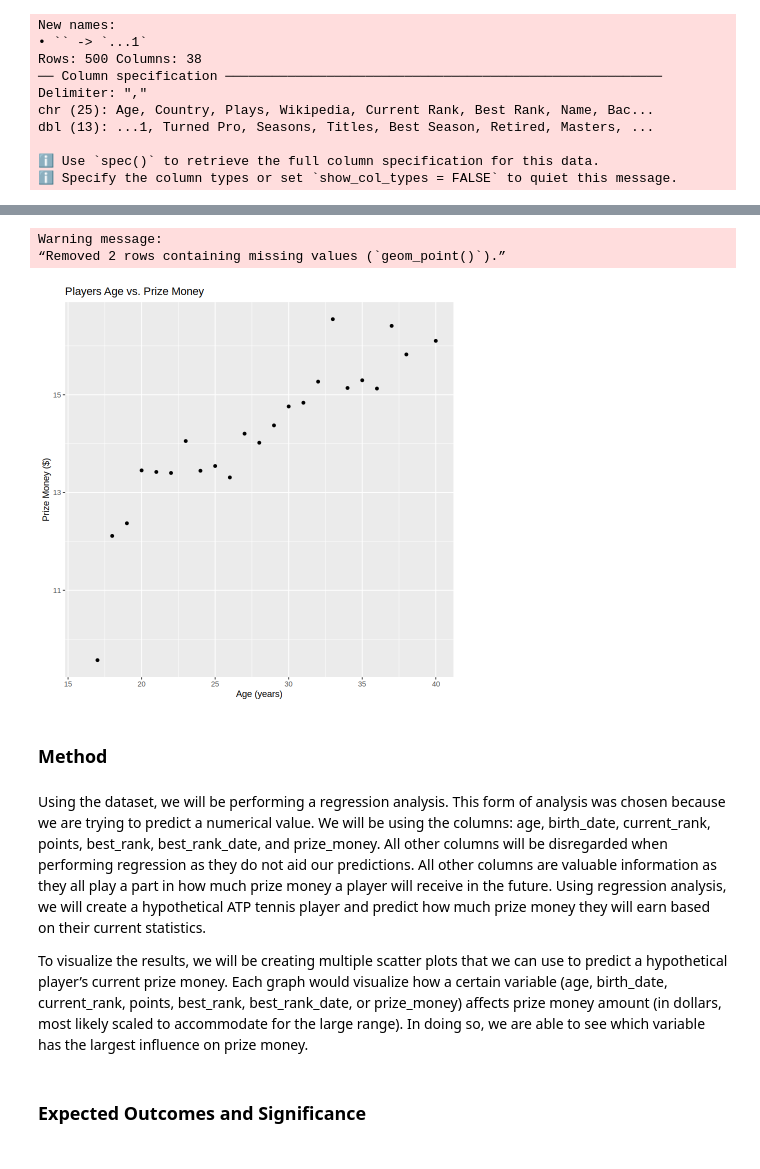
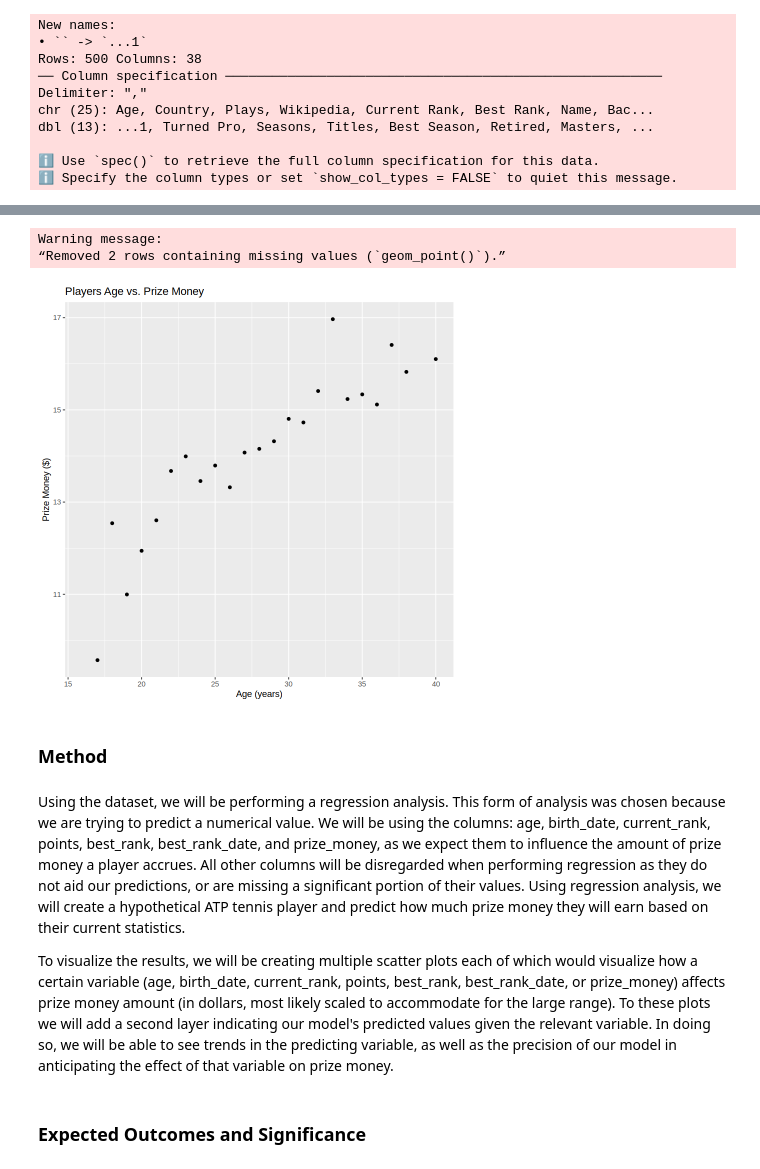
Before and after one commit to ShailaRoux/dsci-100-2023w1-group-42, a Jupyter notebook: group_project_proposal.ipynb, the cells around one changed output, grey strips where cells are left out. Drawn from its saved outputs; the diff is of its cells as text; code cells hidden in the pictures.

```diff
--- a/group_project_proposal.ipynb
+++ b/group_project_proposal.ipynb
@@ -89,25 +79,25 @@ tennis_list <- list(Column=c("age","birth_date","Country","current_rate","points
 tennis_summary <- data.frame(tennis_list)
 tennis_summary
 # %%
-tennis_plot <- tidy_tennis |>
+tennis_plot <- tennis_training |>
     group_by(age) |>
     summarise(prize_money = mean(prize_money, na.rm=TRUE)) |>
     ggplot(aes(x = age, y = log(prize_money))) +
     geom_point() +
     labs(x = "Age (years)", y = "Prize Money ($)") +
     ggtitle("Players Age vs. Prize Money")
 
 tennis_plot
 # %% [output]
 Warning message:
 “Removed 2 rows containing missing values (`geom_point()`).”
-[figure, old version]
+[figure, new version]
 # %% [markdown]
 ### Method
 # %% [markdown]
-Using the dataset, we will be performing a regression analysis. This form of analysis was chosen because we are trying to predict a numerical value. We will be using the columns: age, birth_date, current_rank, points, best_rank, best_rank_date, and prize_money. All other columns will be disregarded when performing regression as they do not aid our predictions. All other columns are valuable information as they all play a part in how much prize money a player will receive in the future. Using regression analysis, we will create a hypothetical ATP tennis player and predict how much prize money they will earn based on their current statistics.
+Using the dataset, we will be performing a regression analysis. This form of analysis was chosen because we are trying to predict a numerical value. We will be using the columns: age, birth_date, current_rank, points, best_rank, best_rank_date, and prize_money, as we expect them to influence the amount of prize money a player accrues. All other columns will be disregarded when performing regression as they do not aid our predictions, or are missing a significant portion of their values. Using regression analysis, we will create a hypothetical ATP tennis player and predict how much prize money they will earn based on their current statistics.
 
-To visualize the results, we will be creating multiple scatter plots that we can use to predict a hypothetical player’s current prize money. Each graph would visualize how a certain variable (age, birth_date, current_rank, points, best_rank, best_rank_date, or prize_money) affects prize money amount (in dollars, most likely scaled to accommodate for the large range). In doing so, we are able to see which variable has the largest influence on prize money.
+To visualize the results, we will be creating multiple scatter plots each of which would visualize how a certain variable (age, birth_date, current_rank, points, best_rank, best_rank_date, or prize_money) affects prize money amount (in dollars, most likely scaled to accommodate for the large range). To these plots we will add a second layer indicating our model's predicted values given the relevant variable. In doing so, we will be able to see trends in the predicting variable, as well as the precision of our model in anticipating the effect of that variable on prize money.
 # %% [markdown]
 ### Expected Outcomes and Significance
 # %% [markdown]
```
Also changed, not shown: parts of 6 cells of this notebook.
